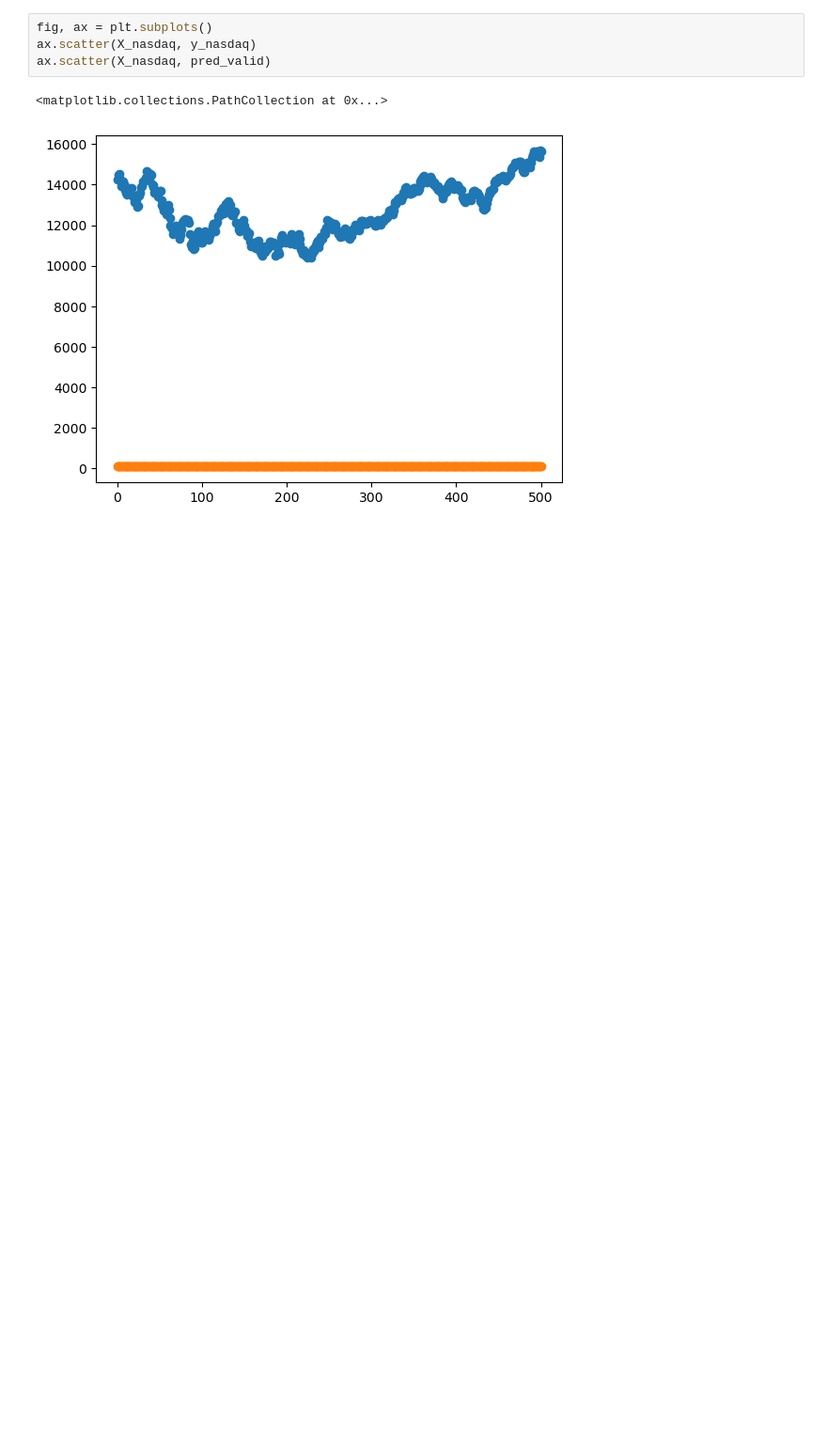
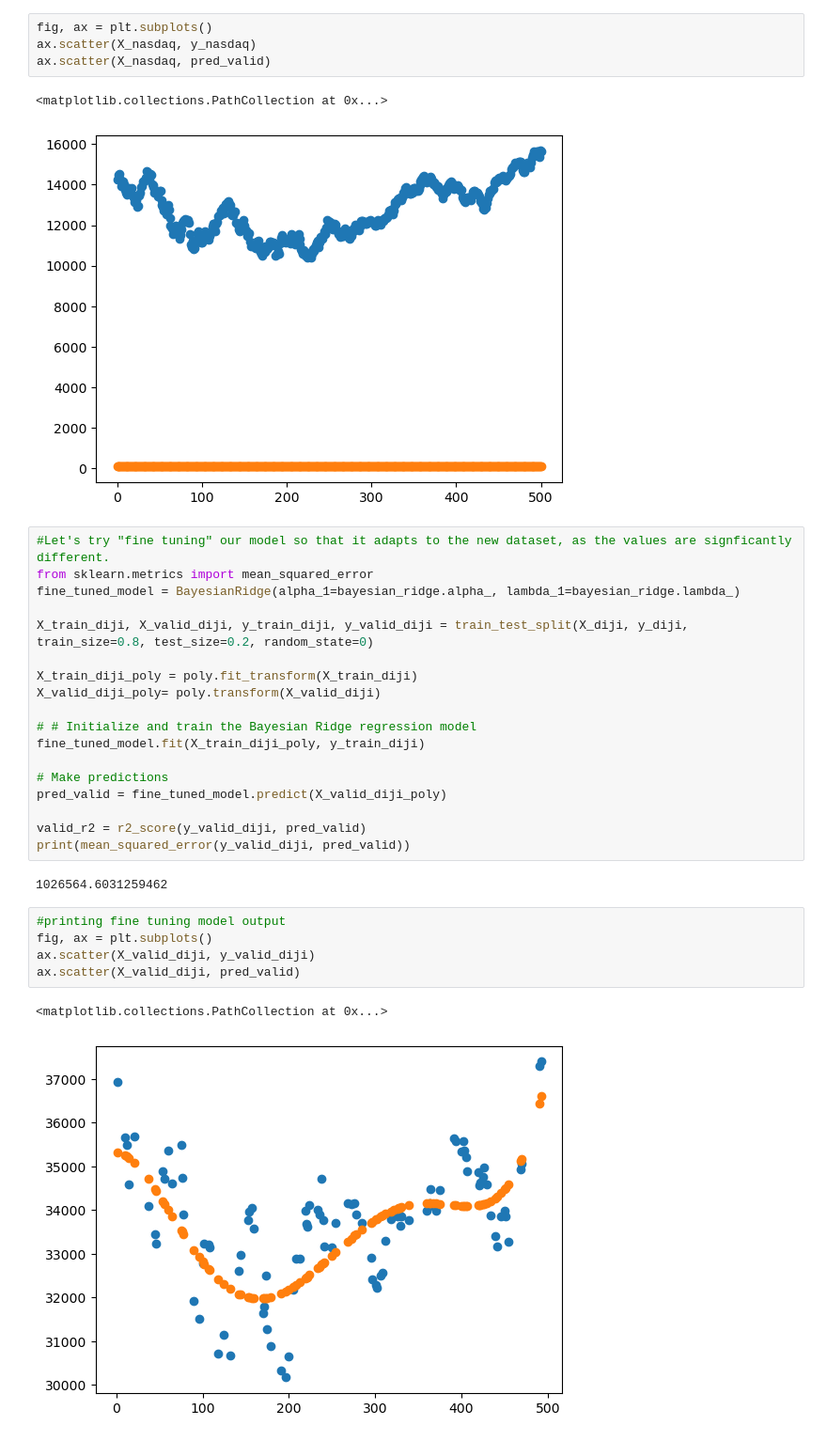
Before and after one commit to code4ry/FinRL-RegressionModels, a Jupyter notebook: Learning Models/Bayesian Regression/create_data.ipynb, the cells around one changed output. Shown at 94% size. Drawn from its saved outputs; the diff is of its cells as text; blank space fills up the shorter version.

Commit message:
Added Fine-tuning
Fine tuned model to adapt to new datasets. Tested it out but still have to improve it.

```diff
--- a/Learning Models/Bayesian Regression/create_data.ipynb
+++ b/Learning Models/Bayesian Regression/create_data.ipynb
@@ -206,3 +209,31 @@ ax.scatter(X_nasdaq, pred_valid)
 # %% [output]
 <matplotlib.collections.PathCollection at 0x...>
 [figure]
+# %%
+#Let's try "fine tuning" our model so that it adapts to the new dataset, as the values are signficantly different.
+from sklearn.metrics import mean_squared_error
+fine_tuned_model = BayesianRidge(alpha_1=bayesian_ridge.alpha_, lambda_1=bayesian_ridge.lambda_)
+
+X_train_diji, X_valid_diji, y_train_diji, y_valid_diji = train_test_split(X_diji, y_diji, train_size=0.8, test_size=0.2, random_state=0)
+
+X_train_diji_poly = poly.fit_transform(X_train_diji)
+X_valid_diji_poly= poly.transform(X_valid_diji)
+
+# # Initialize and train the Bayesian Ridge regression model
+fine_tuned_model.fit(X_train_diji_poly, y_train_diji)
+
+# Make predictions
+pred_valid = fine_tuned_model.predict(X_valid_diji_poly)
+
+valid_r2 = r2_score(y_valid_diji, pred_valid)
+print(mean_squared_error(y_valid_diji, pred_valid))
+# %% [output]
+1026564.6031259462
+# %%
+#printing fine tuning model output
+fig, ax = plt.subplots()
+ax.scatter(X_valid_diji, y_valid_diji)
+ax.scatter(X_valid_diji, pred_valid)
+# %% [output]
+<matplotlib.collections.PathCollection at 0x...>
+[figure, added]
```
Also changed, not shown: parts of 5 cells of this notebook.
